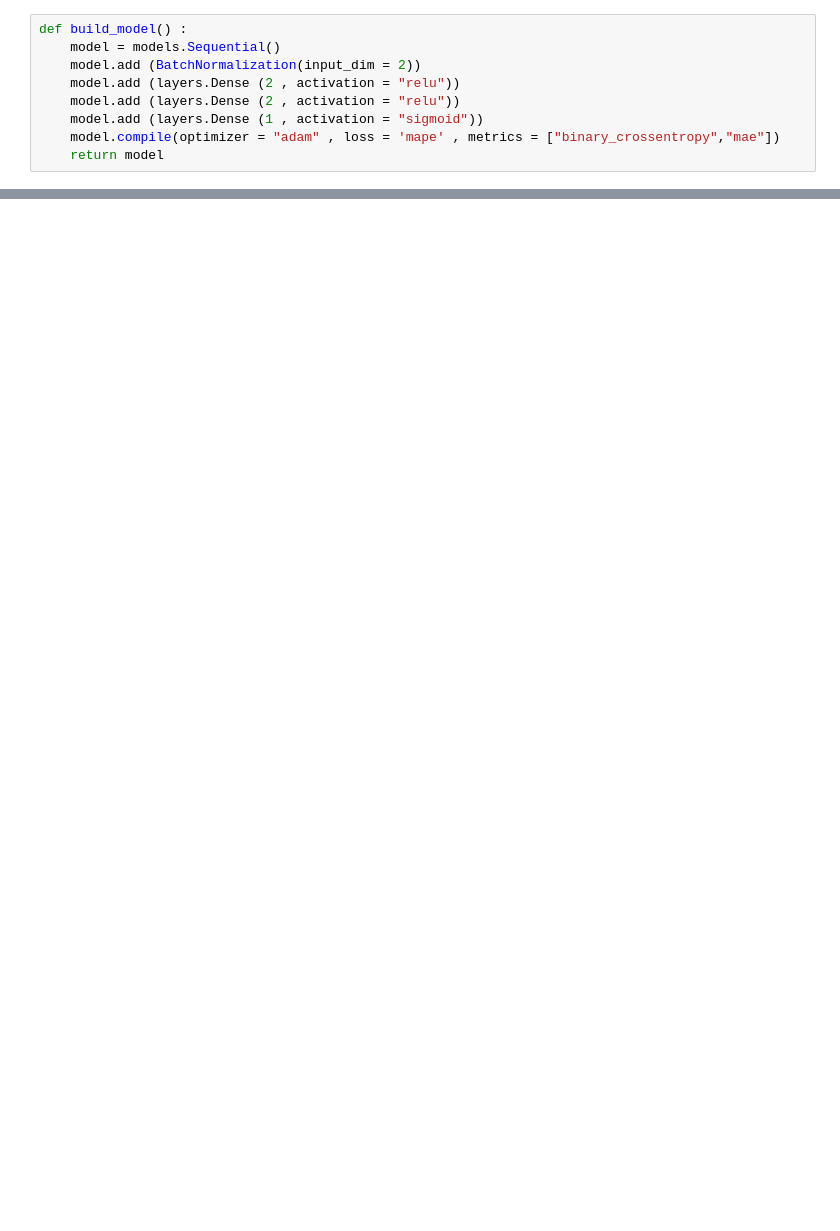
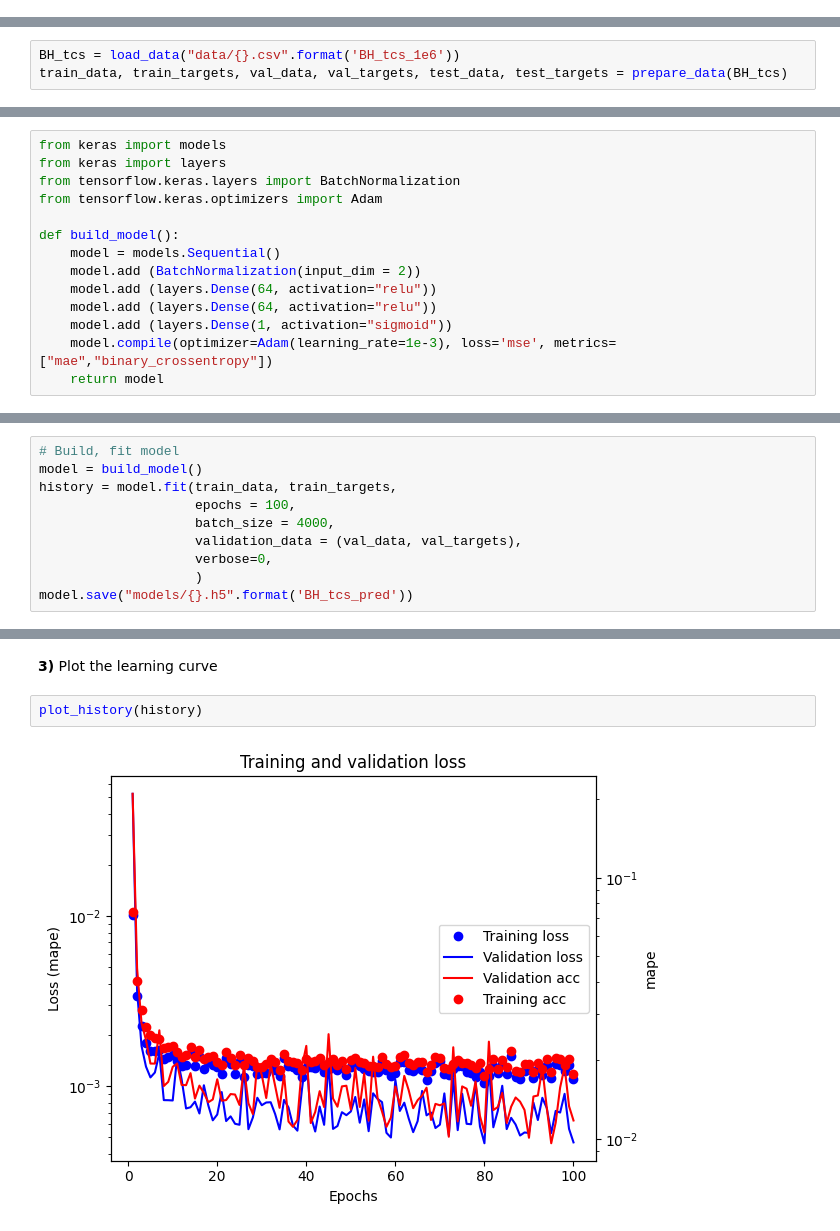
Before and after one commit to chiarabadiali/bh_ML, a Jupyter notebook: NNtraining_TCS.ipynb, the cells around one changed output, grey strips where cells are left out. Drawn from its saved outputs; the diff is of its cells as text; blank space fills up the shorter version.

Commit message:
The baseline is working fine and returns results that are not sufficient, but that looks good.

```diff
--- a/NNtraining_TCS.ipynb
+++ b/NNtraining_TCS.ipynb
@@ -215,9 +0,0 @@ from keras.layers.normalization import BatchNormalization
-# %%
-def build_model() :
-    model = models.Sequential()
-    model.add (BatchNormalization(input_dim = 2))
-    model.add (layers.Dense (2 , activation = "relu"))
-    model.add (layers.Dense (2 , activation = "relu"))
-    model.add (layers.Dense (1 , activation = "sigmoid"))
-    model.compile(optimizer = "adam" , loss = 'mape' , metrics = ["binary_crossentropy","mae"])
-    return model
@@ -284,0 +11,3 @@ pyplot.show()
+# %%
+BH_tcs = load_data("data/{}.csv".format('BH_tcs_1e6'))
+train_data, train_targets, val_data, val_targets, test_data, test_targets = prepare_data(BH_tcs)
@@ -284,0 +20,14 @@ pyplot.show()
+# %%
+from keras import models
+from keras import layers
+from tensorflow.keras.layers import BatchNormalization
+from tensorflow.keras.optimizers import Adam
+
+def build_model():
+    model = models.Sequential()
+    model.add (BatchNormalization(input_dim = 2))
+    model.add (layers.Dense(64, activation="relu"))
+    model.add (layers.Dense(64, activation="relu"))
+    model.add (layers.Dense(1, activation="sigmoid"))
+    model.compile(optimizer=Adam(learning_rate=1e-3), loss='mse', metrics=["mae","binary_crossentropy"])
+    return model
@@ -284,0 +36,10 @@ pyplot.show()
+# %%
+# Build, fit model
+model = build_model()
+history = model.fit(train_data, train_targets,
+                    epochs = 100,
+                    batch_size = 4000,
+                    validation_data = (val_data, val_targets),
+                    verbose=0,
+                    )
+model.save("models/{}.h5".format('BH_tcs_pred'))
@@ -284,0 +91,6 @@ pyplot.show()
+# %% [markdown]
+__3)__ Plot the learning curve
+# %%
+plot_history(history)
+# %% [output]
+[figure, added]
```
Also changed, not shown: parts of 38 cells of this notebook, 8 other files.
